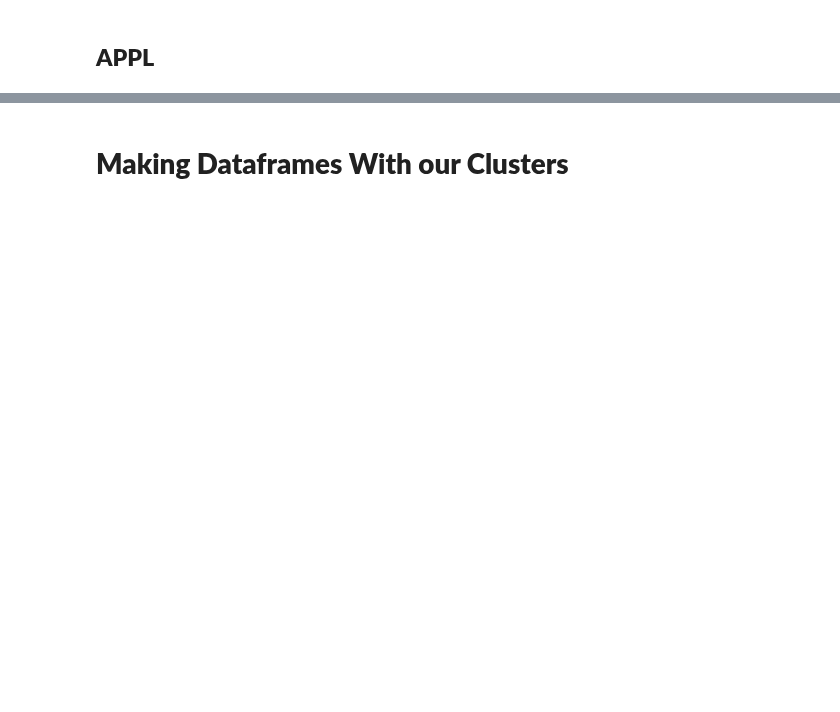
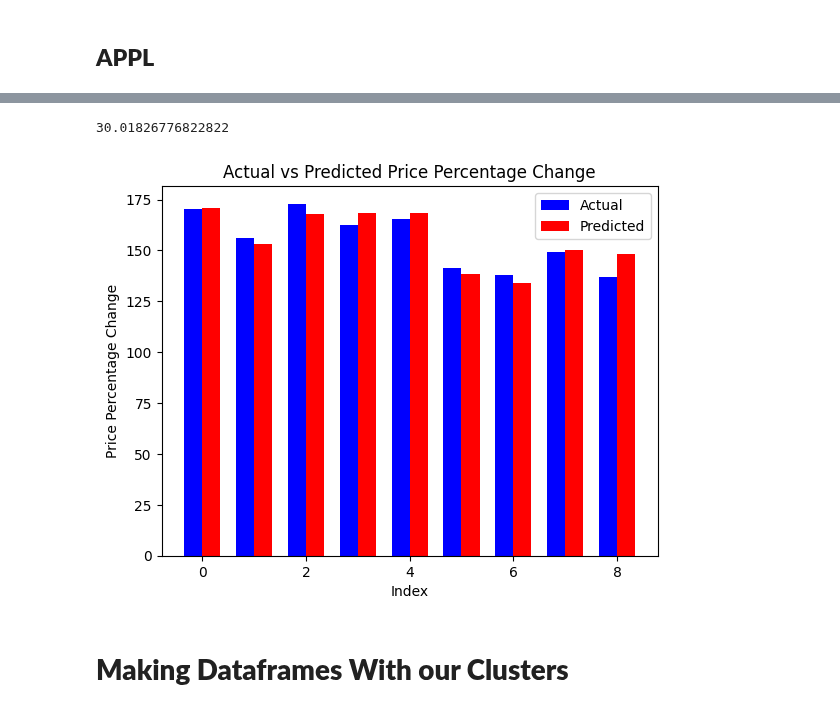
Before and after one commit to ktongk/BTT-JPMC-1, a Jupyter notebook: Anna/XGBOOST.ipynb, the cells around one changed output, grey strips where cells are left out. Drawn from its saved outputs; the diff is of its cells as text; code cells hidden in the pictures; blank space fills up the shorter version.

```diff
--- a/Anna/XGBOOST.ipynb
+++ b/Anna/XGBOOST.ipynb
@@ -604,13 +698,10 @@ def xgboost_tuned(X, y, params=None, test_size=0.2, random_state=42):
 
     # Define the parameter grid for grid search
     param_grid = {
-        #'n_estimators': [100, 200, 300, 400],
-        #'learning_rate': [0.001, 0.005, 0.01, 0.05],
-        #'max_depth': [8, 10, 12, 15],
-        #'gamma': [0.001, 0.005, 0.01, 0.02],
-        'learning_rate': [0.1, 0.01, 0.001],
-        'max_depth': [3, 5, 7],
-        'n_estimators': [100, 200, 300]
+        'gamma': [0.001, 0.005, 0.01, 0.02],
+        'learning_rate': [0.001, 0.005, 0.01, 0.05, 0.1],
+        'max_depth': [3, 5, 7, 8, 10, 12, 15],
+        'n_estimators': [100, 200, 300, 400]
     }
 
     # Initialize the XGBoost regressor
@@ -711,3 +834,5 @@ APPL_mse
 APPL_tuned = xgboost_tuned(X,y)
 APPL_mse_tuned = APPL_tuned[2]
 APPL_mse_tuned
+# %% [output]
+30.01826776822822
@@ -726,2 +839,35 @@ plt.show()
+# %%
+# plot the actual price percentage change values with the predicted price percentage change values for APPL
+#change this plot so it's a bar plot
+# Assuming you have the MSE values stored in mse_sp500 and mse_sp500_tuned variables
+
+y_pred = APPL_model[1]
+y_test = APPL_model[3]
+y_pred_tuned = APPL_tuned[1]
+y_test_tuned = APPL_tuned[4]
+# bar plot the actual price percentage change values with the predicted price percentage change values
+x = np.arange(len(y_test))
+
+# Set the width of the bars
+bar_width = 0.35
+
+# Plot the actual values in blue
+plt.bar(x - bar_width/2, y_test, width=bar_width, color='blue', label='Actual')
+
+# Plot the predicted values in red
+plt.bar(x + bar_width/2, y_pred, width=bar_width, color='red', label='Predicted')
+
+# Add labels and title
+plt.xlabel('Index')
+plt.ylabel('Price Percentage Change')
+plt.title('Actual vs Predicted Price Percentage Change')
+
+# Add legend
+plt.legend()
+
+# Show the plot
+plt.show()
+# %% [output]
+[figure, added]
 # %% [markdown]
 # <b>Making Dataframes With our Clusters
```
Also changed, not shown: parts of 57 cells of this notebook, 1 other file.
